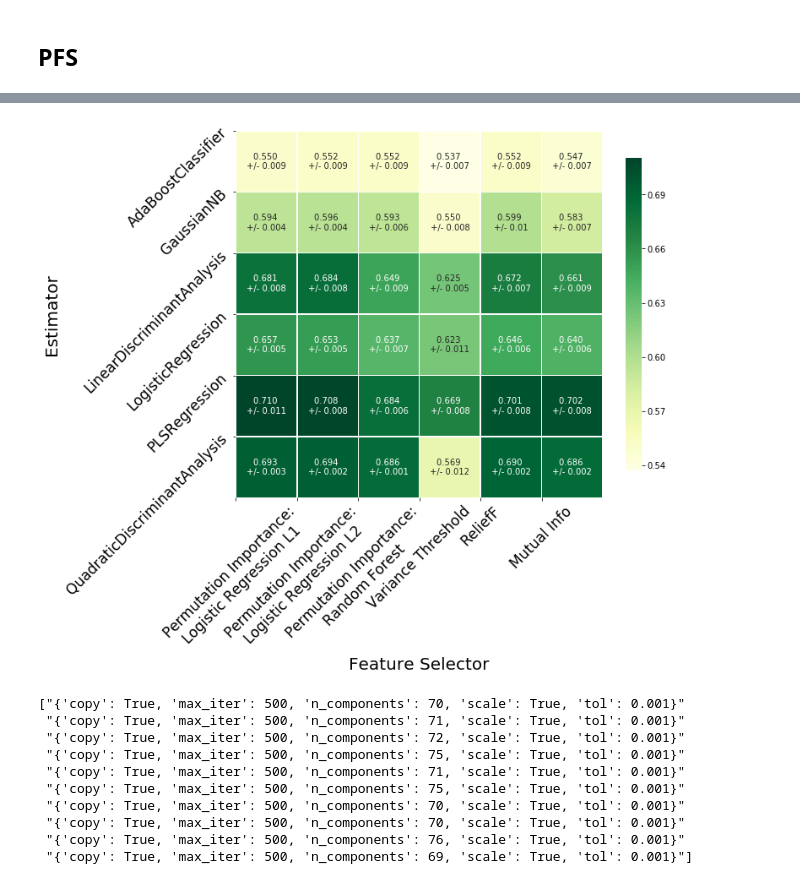
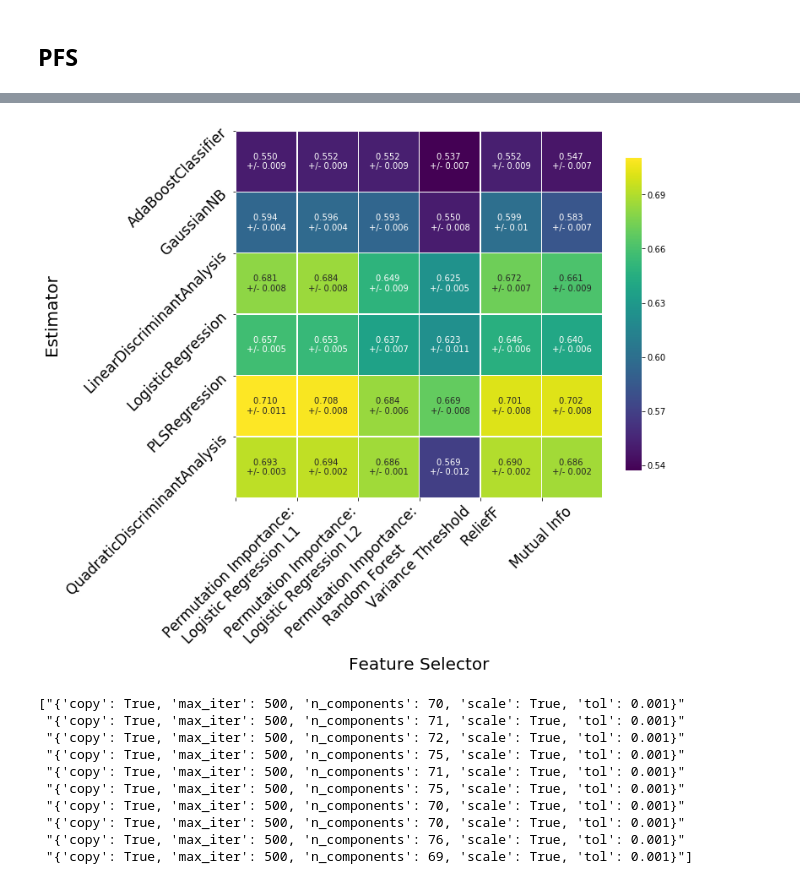
Before and after one commit to GSEL9/head-and-neck, a Jupyter notebook: ipynbs/results_exploration.ipynb, the cells around one changed output, grey strips where cells are left out. Saved outputs shown, nothing was run; the diff lists cells and outputs as text; code cells hidden in the pictures.

```diff
--- a/ipynbs/results_exploration.ipynb
+++ b/ipynbs/results_exploration.ipynb
@@ -129,35 +129,35 @@ selector_names = prep_selector_labels(pfs_results_raw.selector.unique())
 plt.figure(figsize=(11, 11))
 axis = sns.heatmap(
     avg_pfs_results,
     vmin=np.nanmin(avg_pfs_results), vmax=np.nanmax(avg_pfs_results),
-    cmap=plt.cm.YlGn, robust=True,
+    cmap=plt.cm.viridis, robust=True,
     annot=True, fmt = '.3f', square=1, linewidth=.5, cbar=True,
     cbar_kws={'shrink': 0.6},
 )
 plt.ylabel('Estimator', fontsize=20)
 plt.xlabel('Feature Selector', fontsize=20)
 plt.xticks(
     range(np.size(selector_names)), selector_names,
     rotation='45', fontsize=17, x='right', va='top',
 )
 plt.yticks(
     range(np.size(model_names)), model_names,
     rotation='45', fontsize=17, y=-0.5
 )
 for num, value in enumerate(axis.texts):
     value.set_text('{} \n+/- {}'.format(
         value.get_text(),
         np.round(std_pfs_results.ravel()[num], decimals=3),
         fontsize=16
     )
 )
 plt.tight_layout()
 plt.savefig(
     './../../data/fallback/figures/pfs_matrix.png',
     transparent=True, dpi=400
 )
 # %% [output]
-[figure, old version]
+[figure, new version]
 # %%
 plsr_pfs_features = []
 for model_name, model_data in pfs_results_raw.groupby('model'):
```
Also changed, not shown: parts of 3 cells of this notebook, 1 other file.
